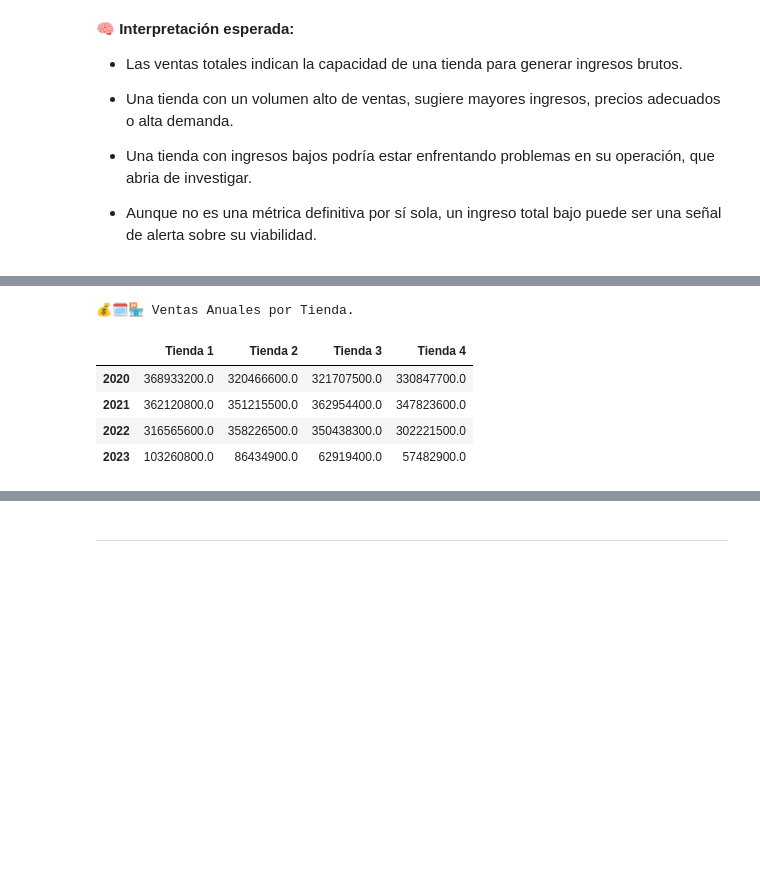
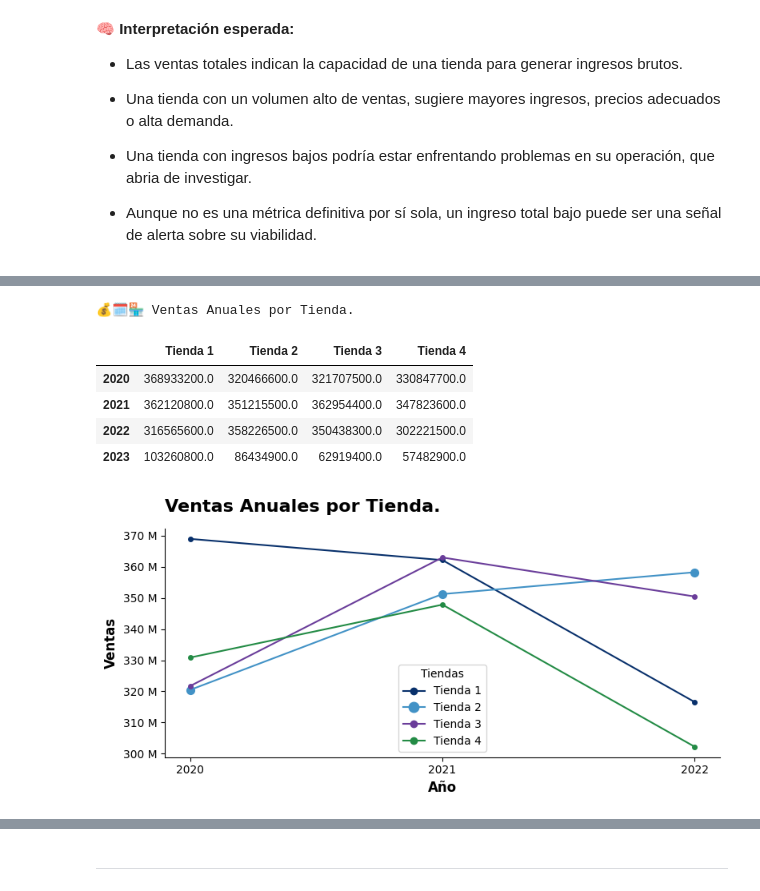
Before and after one commit to EuniceGarcia503/Challenge1_AluraStore, a Jupyter notebook: AluraStoreLatam.ipynb, the cells around one changed output, grey strips where cells are left out. Cells and saved outputs as stored; diff of their text form; code cells hidden in the pictures; blank space fills up the shorter version.

```diff
--- a/AluraStoreLatam.ipynb
+++ b/AluraStoreLatam.ipynb
@@ -169,34 +198,120 @@ def ventas_anuales(tienda, df):
   for año in periodos_años:
       total = (
           ventas[ventas['Año'] == año]
           .groupby('Año')['Precio']
           .sum()
         )
       if not total.empty:
           tienda_venta_year[(tienda, año)] = total.iloc[0]
       else:
           tienda_venta_year[(tienda, año)] = 0
 
 
 #Declaramos función ventas_anuales para todas las tiendas.
 for tienda, df in zip(nombre_tienda,base_tienda):
     ventas_anuales(tienda, df)
 
 #Unimos información de diccionario tienda_venta_year en df_ventas_resumen.
 df_ventas_resumen = pd.Series(tienda_venta_year).unstack(level=0)
 
 #Visualización de resultados para ventas anuales por tienda.
 print("💰🗓️🏪 Ventas Anuales por Tienda.\n")
 display(df_ventas_resumen)
 
-#Cálculos complementarios para análisis preliminar de las ventas por tienda.
-venta_global = df_vt_portienda['Ventas_Totales'].sum()
-diferencia_tienda1_tienda4 = df_vt_portienda['Ventas_Totales'][0] - df_vt_portienda['Ventas_Totales'][3]
-porcentaje_diferencia_t1_t4 = (diferencia_tienda1_tienda4 / venta_global) * 100
+print(f"\n\n")
+#Gráfico de líneas para ventas anuales por tienda.
+
+def graficar_ventas_anuales_tiendas(store_ventas_year):
+    datos = {}
+
+    # Llenamos: datos[tienda][año] = ventas
+    for (tienda, año), valor in store_ventas_year.items():
+        if tienda not in datos:
+            datos[tienda] = {}
+        datos[tienda][año] = valor
+
+    # Aseguramos orden en los años y excluimos 2023
+    todos_los_años = sorted({año for _, año in store_ventas_year if año != 2023})
+    tiendas = list(datos.keys())
+
+    # Colores fijos por tienda
+    colores_tiendas = {
+        'Tienda 1': '#08306b',   # Azul oscuro
+        'Tienda 2': '#4292c6',   # Azul claro
+        'Tienda 3': '#6a3d9a',   # Morado
+        'Tienda 4': '#238b45'    # Verde
+    }
+
+    fig, ax = plt.subplots(figsize=(8, 4))
+
+    # Graficamos una línea por tienda
+    for tienda in tiendas:
+        ventas_por_año = [datos[tienda].get(año, 0) for año in todos_los_años]
+        color = colores_tiendas.get(tienda, '#999999')  # color de la línea
+
+        if tienda == 'Tienda 1':
+            marcador = '.'
+            facecolor = color
+            borde = color
+        elif tienda == 'Tienda 4':
+            marcador = '.'
+            facecolor = '#238b45'  # verde distintivo para el marcador
+            borde = '#238b45'
+        elif tienda == 'Tienda 3':
+            marcador = '.'
+            facecolor = color
+            borde = color
+        else:  # Tienda 2
+            marcador = 'o'
+            facecolor = color
+            borde = color
+
+        ax.plot(
+            todos_los_años,
+            ventas_por_año,
+            marker=marcador,
+            color=color,
+            markerfacecolor=facecolor,
+            markeredgecolor=borde,
+            markeredgewidth=2
+        )
+
+    # Para visualizar etiqueta en millones.
+    ax.yaxis.set_major_formatter(mtick.FuncFormatter(lambda x, _: f'{x/1e6:.0f} M'))
+
+    ax.set_xlabel('Año', fontsize=12, fontweight='bold')
+    ax.set_ylabel('Ventas', fontsize=12, fontweight='bold')
+    ax.set_title('Ventas Anuales por Tienda.', loc='left', fontsize=16, fontweight='bold', pad=15)
+    ax.set_xticks(todos_los_años)
+
+    # 🔷 Crear leyenda con marcadores correctos
+    legend_elements = [
+        Line2D([0], [0], color=colores_tiendas['Tienda 1'], marker='.', markersize=10,
+               markerfacecolor=colores_tiendas['Tienda 1'], markeredgecolor=colores_tiendas['Tienda 1'], markeredgewidth=2, label='Tienda 1'),
+        Line2D([0], [0], color=colores_tiendas['Tienda 2'], marker='o', markersize=8,
+               markerfacecolor=colores_tiendas['Tienda 2'], markeredgecolor=colores_tiendas['Tienda 2'], markeredgewidth=2, label='Tienda 2'),
+        Line2D([0], [0], color=colores_tiendas['Tienda 3'], marker='.', markersize=10,
+               markerfacecolor=colores_tiendas['Tienda 3'], markeredgecolor=colores_tiendas['Tienda 3'], markeredgewidth=2, label='Tienda 3'),
+        Line2D([0], [0], color=colores_tiendas['Tienda 4'], marker='.', markersize=10,
+               markerfacecolor='#238b45', markeredgecolor='#238b45', markeredgewidth=2, label='Tienda 4'),
+    ]
+
+    ax.legend(handles=legend_elements, title='Tiendas')
+
+    # 🔷 Remover bordes superior y derecho
+    ax.spines['top'].set_visible(False)
+    ax.spines['right'].set_visible(False)
+
+    plt.tight_layout()
+    plt.show()
+
+#Graficar:
+graficar_ventas_anuales_tiendas(tienda_venta_year)
 # %% [output]
 💰🗓️🏪 Ventas Anuales por Tienda.
 |  | Tienda 1 | Tienda 2 | Tienda 3 | Tienda 4 |
 | 2020 | 368933200.0 | 320466600.0 | 321707500.0 | 330847700.0 |
 | 2021 | 362120800.0 | 351215500.0 | 362954400.0 | 347823600.0 |
 | 2022 | 316565600.0 | 358226500.0 | 350438300.0 | 302221500.0 |
 | 2023 | 103260800.0 | 86434900.0 | 62919400.0 | 57482900.0 |
+[figure, added]
```
Also changed, not shown: parts of 6 cells of this notebook.
